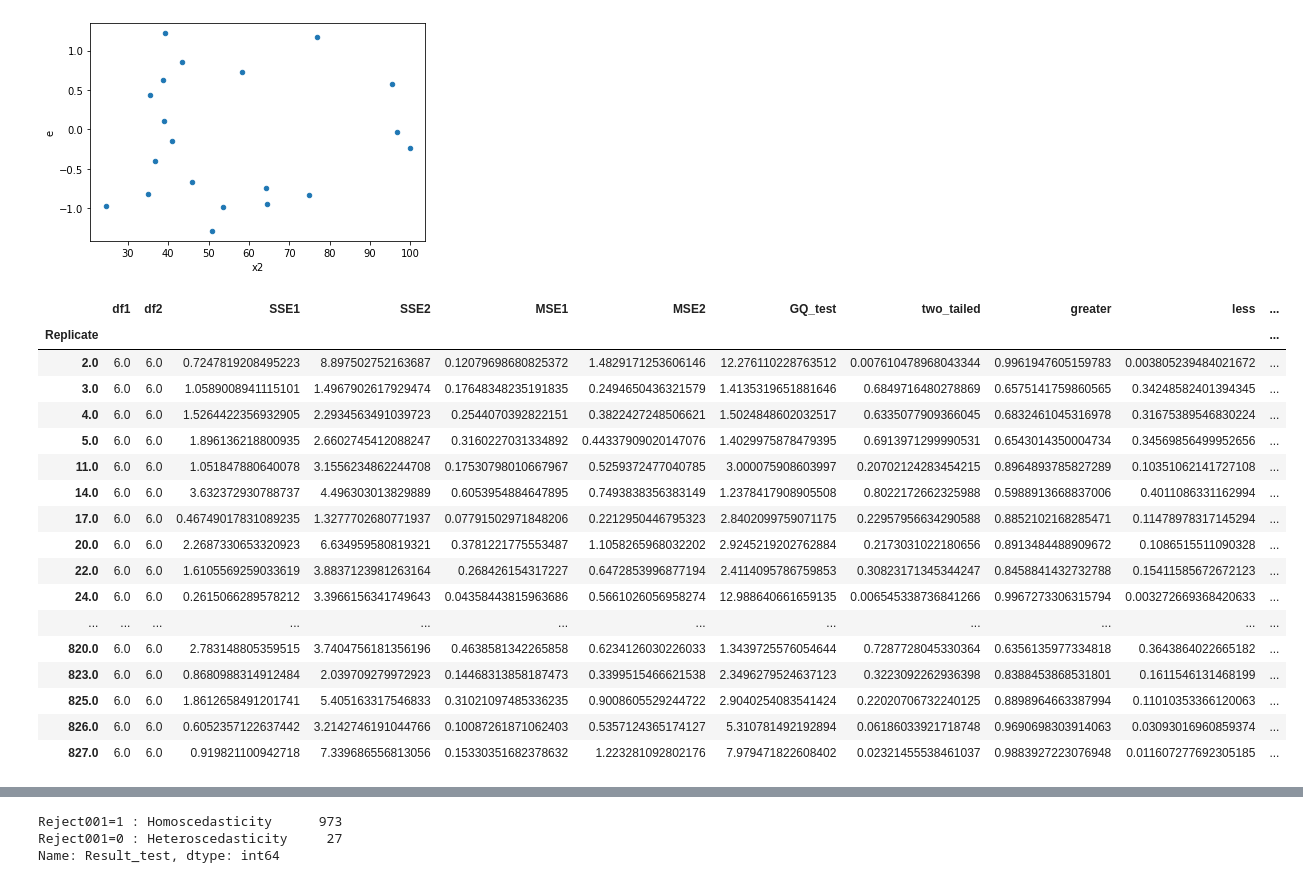
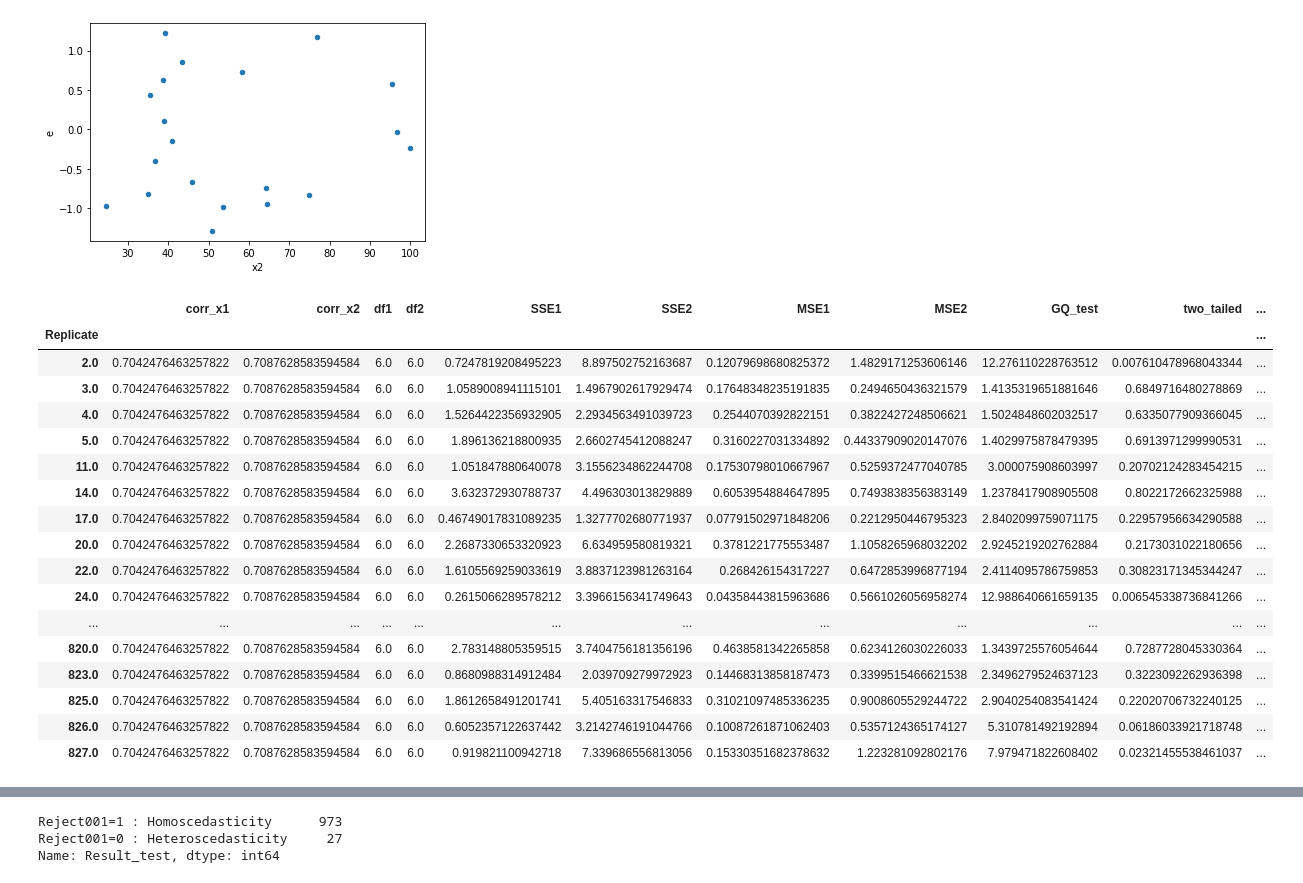
Before and after one commit to iam-fern/Generate_groupwise_2X, a Jupyter notebook: GQtest_groupwise_(y_hat)_0_3_0_7_n20_01.ipynb, the cells around one changed output, grey strips where cells are left out. Drawn from its saved outputs; the diff is of its cells as text; code cells hidden in the pictures.

```diff
--- a/GQtest_groupwise_(y_hat)_0_3_0_7_n20_01.ipynb
+++ b/GQtest_groupwise_(y_hat)_0_3_0_7_n20_01.ipynb
@@ -176,6 +176,13 @@ def get_result(run_replicate, percent_data):
     new_table_sort = new_table.sort_values('y_hat')
     new_table_sort.reset_index(inplace=True)
     new_table_sort.drop(['index'], axis=1, inplace=True)
+
+    # Correlation between two columns of DataFrame.
+    corr_x1 = table['x1'].corr(table['Y'])
+    corr_x2 = table['x2'].corr(table['Y'])
+
+    # Correlation between all the columns of DataFrame.
+    all_corr = table.corr()
 
     # แบ่งข้อมูลกลุ่มที่ 1
     table1 = new_table_sort.iloc[:int(percent_data*new_table_sort.shape[0]) , :]
@@ -217,13 +224,15 @@ def get_result(run_replicate, percent_data):
     p_greater = ss.f.cdf(GQ_test, df2, df1)
     p_less = 1.0-ss.f.cdf(GQ_test, df2, df1)
 
-    return df1, df2, SSE1, SSE2, MSE1, MSE2, GQ_test, two_tailed, p_greater, p_less
+    return corr_x1, corr_x2, df1, df2, SSE1, SSE2, MSE1, MSE2, GQ_test, two_tailed, p_greater, p_less
 
 # สร้าง list ของ replicates
 list_replicate=list({i[0] for i in table.index})
 list_replicate.sort()
 
 # สร้าง list เพื่อเก็บค่า ทุกรอบที่ run
+list_corr_x1=[]
+list_corr_x2=[]
 list_df1=[]
 list_df2=[]
 list_SSE1=[]
@@ -240,7 +249,9 @@ percent_data=0.4
 
 # ใช้ for loop สำหรับการ run ทุก replicates
 for run_replicate in list_replicate:
-    df1, df2, SSE1, SSE2, MSE1, MSE2, GQ_test, two_tailed, p_greater, p_less=get_result(run_replicate, percent_data)
+    corr_x1, corr_x2, df1, df2, SSE1, SSE2, MSE1, MSE2, GQ_test, two_tailed, p_greater, p_less=get_result(run_replicate, percent_data)
+    list_corr_x1.append(corr_x1)
+    list_corr_x2.append(corr_x2)
     list_df1.append(df1)
     list_SSE1.append(SSE1)
     list_df2.append(df2)
@@ -254,38 +265,38 @@ for run_replicate in list_replicate:
 # %%
 # สร้างตารางผลลัพธ์
 alpha = 0.01
 pd.set_option('display.max_rows', 1000)
 pd.set_option('display.max_columns', 1000)
 pd.set_option('display.width', 1000)
-result=pd.DataFrame({"Replicate":list_replicate, "df1":list_df1, "df2":list_df2, "SSE1":list_SSE1,
+result=pd.DataFrame({"Replicate":list_replicate, "corr_x1":list_corr_x1, "corr_x2":list_corr_x2, "df1":list_df1, "df2":list_df2, "SSE1":list_SSE1,
                      "SSE2":list_SSE2, "MSE1":list_MSE1, "MSE2":list_MSE2,
                      "GQ_test":list_GQ_test, "two_tailed":list_two_tailed, "greater":list_p_greater, "less":list_p_less})
 result.set_index(['Replicate'], inplace=True)
 result=result[(result["two_tailed"]<=1) & (result["greater"]<=1) & (result["less"]<=1)]
 result["Result_test"]=result["two_tailed"].apply(lambda p_value: 'Reject001=0 : Heteroscedasticity'
                                                  if p_value < alpha else 'Reject001=1 : Homoscedasticity')
 #two_tailed_new_show=two_tailed_new.drop(columns="greater")
 
 result.astype(str)
 # %% [output]
-|  | df1 | df2 | SSE1 | SSE2 | MSE1 | MSE2 | GQ_test | two_tailed | greater | less | ... |
+|  | corr_x1 | corr_x2 | df1 | df2 | SSE1 | SSE2 | MSE1 | MSE2 | GQ_test | two_tailed | ... |
 | Replicate |  |  |  |  |  |  |  |  |  |  | ... |
-| 2.0 | 6.0 | 6.0 | 0.7247819208495223 | 8.897502752163687 | 0.12079698680825372 | 1.4829171253606146 | 12.276110228763512 | 0.007610478968043344 | 0.9961947605159783 | 0.003805239484021672 | ... |
-| 3.0 | 6.0 | 6.0 | 1.0589008941115101 | 1.4967902617929474 | 0.17648348235191835 | 0.2494650436321579 | 1.4135319651881646 | 0.6849716480278869 | 0.6575141759860565 | 0.34248582401394345 | ... |
-| 4.0 | 6.0 | 6.0 | 1.5264422356932905 | 2.2934563491039723 | 0.2544070392822151 | 0.3822427248506621 | 1.5024848602032517 | 0.6335077909366045 | 0.6832461045316978 | 0.31675389546830224 | ... |
-| 5.0 | 6.0 | 6.0 | 1.896136218800935 | 2.6602745412088247 | 0.3160227031334892 | 0.44337909020147076 | 1.4029975878479395 | 0.6913971299990531 | 0.6543014350004734 | 0.34569856499952656 | ... |
-| 11.0 | 6.0 | 6.0 | 1.051847880640078 | 3.1556234862244708 | 0.17530798010667967 | 0.5259372477040785 | 3.000075908603997 | 0.20702124283454215 | 0.8964893785827289 | 0.10351062141727108 | ... |
-| 14.0 | 6.0 | 6.0 | 3.632372930788737 | 4.496303013829889 | 0.6053954884647895 | 0.7493838356383149 | 1.2378417908905508 | 0.8022172662325988 | 0.5988913668837006 | 0.4011086331162994 | ... |
-| 17.0 | 6.0 | 6.0 | 0.46749017831089235 | 1.3277702680771937 | 0.07791502971848206 | 0.2212950446795323 | 2.8402099759071175 | 0.22957956634290588 | 0.8852102168285471 | 0.11478978317145294 | ... |
-| 20.0 | 6.0 | 6.0 | 2.2687330653320923 | 6.634959580819321 | 0.3781221775553487 | 1.1058265968032202 | 2.9245219202762884 | 0.2173031022180656 | 0.8913484488909672 | 0.1086515511090328 | ... |
-| 22.0 | 6.0 | 6.0 | 1.6105569259033619 | 3.8837123981263164 | 0.268426154317227 | 0.6472853996877194 | 2.4114095786759853 | 0.30823171345344247 | 0.8458841432732788 | 0.15411585672672123 | ... |
-| 24.0 | 6.0 | 6.0 | 0.2615066289578212 | 3.3966156341749643 | 0.04358443815963686 | 0.5661026056958274 | 12.988640661659135 | 0.006545338736841266 | 0.9967273306315794 | 0.003272669368420633 | ... |
+| 2.0 | 0.7042476463257822 | 0.7087628583594584 | 6.0 | 6.0 | 0.7247819208495223 | 8.897502752163687 | 0.12079698680825372 | 1.4829171253606146 | 12.276110228763512 | 0.007610478968043344 | ... |
+| 3.0 | 0.7042476463257822 | 0.7087628583594584 | 6.0 | 6.0 | 1.0589008941115101 | 1.4967902617929474 | 0.17648348235191835 | 0.2494650436321579 | 1.4135319651881646 | 0.6849716480278869 | ... |
+| 4.0 | 0.7042476463257822 | 0.7087628583594584 | 6.0 | 6.0 | 1.5264422356932905 | 2.2934563491039723 | 0.2544070392822151 | 0.3822427248506621 | 1.5024848602032517 | 0.6335077909366045 | ... |
+| 5.0 | 0.7042476463257822 | 0.7087628583594584 | 6.0 | 6.0 | 1.896136218800935 | 2.6602745412088247 | 0.3160227031334892 | 0.44337909020147076 | 1.4029975878479395 | 0.6913971299990531 | ... |
+| 11.0 | 0.7042476463257822 | 0.7087628583594584 | 6.0 | 6.0 | 1.051847880640078 | 3.1556234862244708 | 0.17530798010667967 | 0.5259372477040785 | 3.000075908603997 | 0.20702124283454215 | ... |
+| 14.0 | 0.7042476463257822 | 0.7087628583594584 | 6.0 | 6.0 | 3.632372930788737 | 4.496303013829889 | 0.6053954884647895 | 0.7493838356383149 | 1.2378417908905508 | 0.8022172662325988 | ... |
+| 17.0 | 0.7042476463257822 | 0.7087628583594584 | 6.0 | 6.0 | 0.46749017831089235 | 1.3277702680771937 | 0.07791502971848206 | 0.2212950446795323 | 2.8402099759071175 | 0.22957956634290588 | ... |
+| 20.0 | 0.7042476463257822 | 0.7087628583594584 | 6.0 | 6.0 | 2.2687330653320923 | 6.634959580819321 | 0.3781221775553487 | 1.1058265968032202 | 2.9245219202762884 | 0.2173031022180656 | ... |
+| 22.0 | 0.7042476463257822 | 0.7087628583594584 | 6.0 | 6.0 | 1.6105569259033619 | 3.8837123981263164 | 0.268426154317227 | 0.6472853996877194 | 2.4114095786759853 | 0.30823171345344247 | ... |
+| 24.0 | 0.7042476463257822 | 0.7087628583594584 | 6.0 | 6.0 | 0.2615066289578212 | 3.3966156341749643 | 0.04358443815963686 | 0.5661026056958274 | 12.988640661659135 | 0.006545338736841266 | ... |
 | ... | ... | ... | ... | ... | ... | ... | ... | ... | ... | ... | ... |
-| 820.0 | 6.0 | 6.0 | 2.783148805359515 | 3.7404756181356196 | 0.4638581342265858 | 0.6234126030226033 | 1.3439725576054644 | 0.7287728045330364 | 0.6356135977334818 | 0.3643864022665182 | ... |
-| 823.0 | 6.0 | 6.0 | 0.8680988314912484 | 2.039709279972923 | 0.14468313858187473 | 0.3399515466621538 | 2.3496279524637123 | 0.3223092262936398 | 0.8388453868531801 | 0.1611546131468199 | ... |
-| 825.0 | 6.0 | 6.0 | 1.8612658491201741 | 5.405163317546833 | 0.31021097485336235 | 0.9008605529244722 | 2.9040254083541424 | 0.22020706732240125 | 0.8898964663387994 | 0.11010353366120063 | ... |
-| 826.0 | 6.0 | 6.0 | 0.6052357122637442 | 3.2142746191044766 | 0.10087261871062403 | 0.5357124365174127 | 5.310781492192894 | 0.06186033921718748 | 0.9690698303914063 | 0.03093016960859374 | ... |
-| 827.0 | 6.0 | 6.0 | 0.919821100942718 | 7.339686556813056 | 0.15330351682378632 | 1.223281092802176 | 7.979471822608402 | 0.02321455538461037 | 0.9883927223076948 | 0.011607277692305185 | ... |
+| 820.0 | 0.7042476463257822 | 0.7087628583594584 | 6.0 | 6.0 | 2.783148805359515 | 3.7404756181356196 | 0.4638581342265858 | 0.6234126030226033 | 1.3439725576054644 | 0.7287728045330364 | ... |
+| 823.0 | 0.7042476463257822 | 0.7087628583594584 | 6.0 | 6.0 | 0.8680988314912484 | 2.039709279972923 | 0.14468313858187473 | 0.3399515466621538 | 2.3496279524637123 | 0.3223092262936398 | ... |
+| 825.0 | 0.7042476463257822 | 0.7087628583594584 | 6.0 | 6.0 | 1.8612658491201741 | 5.405163317546833 | 0.31021097485336235 | 0.9008605529244722 | 2.9040254083541424 | 0.22020706732240125 | ... |
+| 826.0 | 0.7042476463257822 | 0.7087628583594584 | 6.0 | 6.0 | 0.6052357122637442 | 3.2142746191044766 | 0.10087261871062403 | 0.5357124365174127 | 5.310781492192894 | 0.06186033921718748 | ... |
+| 827.0 | 0.7042476463257822 | 0.7087628583594584 | 6.0 | 6.0 | 0.919821100942718 | 7.339686556813056 | 0.15330351682378632 | 1.223281092802176 | 7.979471822608402 | 0.02321455538461037 | ... |
 # %%
 # สร้างตารางผลลัพธ์
 alpha = 0.01
```
Also changed, not shown: parts of 1 cell of this notebook.
